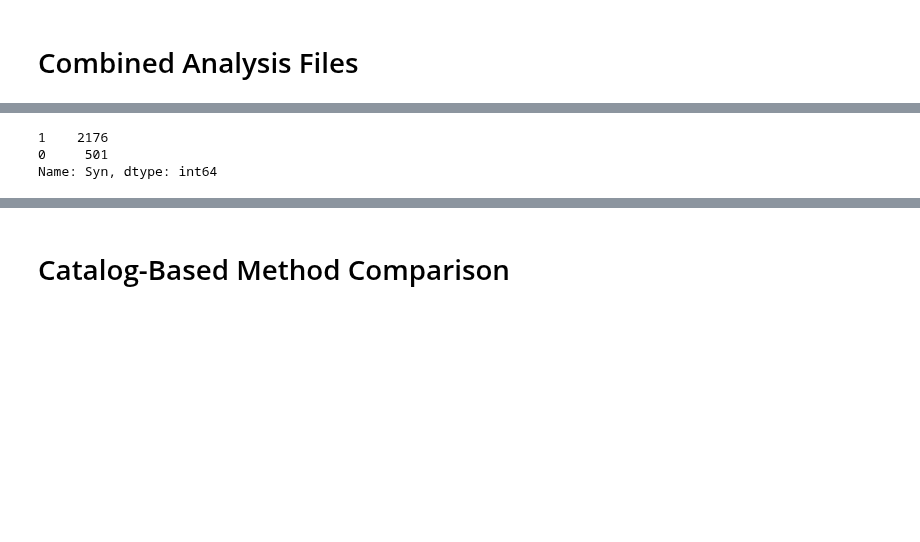
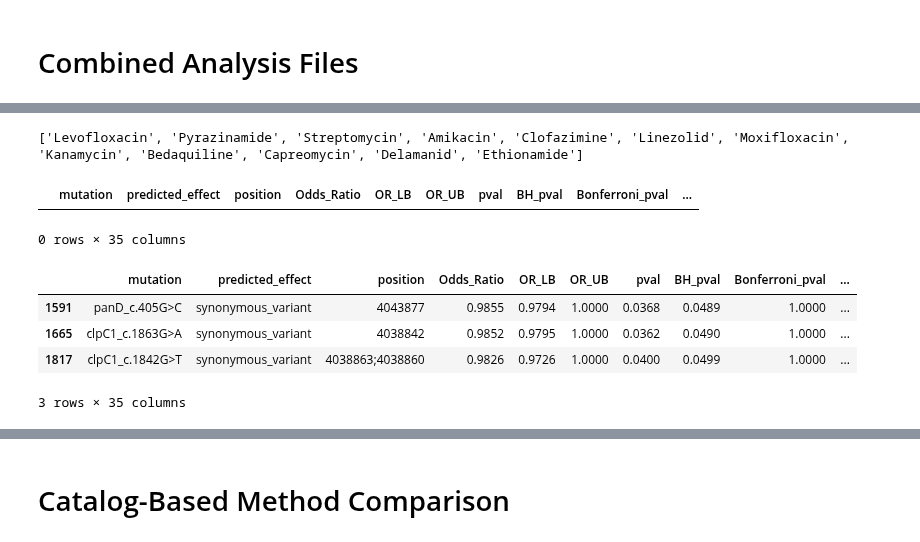
Before and after one commit to farhat-lab/who-analysis, a Jupyter notebook: analysis/analysis.ipynb, the cells around one changed output, grey strips where cells are left out. Drawn from its saved outputs; the diff is of its cells as text; code cells hidden in the pictures; blank space fills up the shorter version.

```diff
--- a/analysis/analysis.ipynb
+++ b/analysis/analysis.ipynb
@@ -113,6 +26,0 @@ Name: poolLOF, dtype: int64
-# %%
-mxf_analysis.Syn.value_counts()
-# %% [output]
-1    2176
-0     501
-Name: Syn, dtype: int64
@@ -118,0 +76,4 @@ Name: Syn, dtype: int64
+# %%
+print(finished_drugs)
+# %% [output]
+['Levofloxacin', 'Pyrazinamide', 'Streptomycin', 'Amikacin', 'Clofazimine', 'Linezolid', 'Moxifloxacin', 'Kanamycin', 'Bedaquiline', 'Capreomycin', 'Delamanid', 'Ethionamide']
@@ -118,0 +93,13 @@ Name: Syn, dtype: int64
+# %%
+drug_analyses[4].query("Tier==2&Phenos=='WHO'")
+# %% [output]
+|  | mutation | predicted_effect | position | Odds_Ratio | OR_LB | OR_UB | pval | BH_pval | Bonferroni_pval | ... |
+0 rows × 35 columns
+# %%
+drug_analyses[0].query("Tier==1&Phenos=='ALL'")
+# %% [output]
+|  | mutation | predicted_effect | position | Odds_Ratio | OR_LB | OR_UB | pval | BH_pval | Bonferroni_pval | ... |
+| 1591 | panD_c.405G>C | synonymous_variant | 4043877 | 0.9855 | 0.9794 | 1.0000 | 0.0368 | 0.0489 | 1.0000 | ... |
+| 1665 | clpC1_c.1863G>A | synonymous_variant | 4038842 | 0.9852 | 0.9795 | 1.0000 | 0.0362 | 0.0490 | 1.0000 | ... |
+| 1817 | clpC1_c.1842G>T | synonymous_variant | 4038863;4038860 | 0.9826 | 0.9726 | 1.0000 | 0.0400 | 0.0499 | 1.0000 | ... |
+3 rows × 35 columns
```
Also changed, not shown: parts of 18 cells of this notebook, 6 other files.
